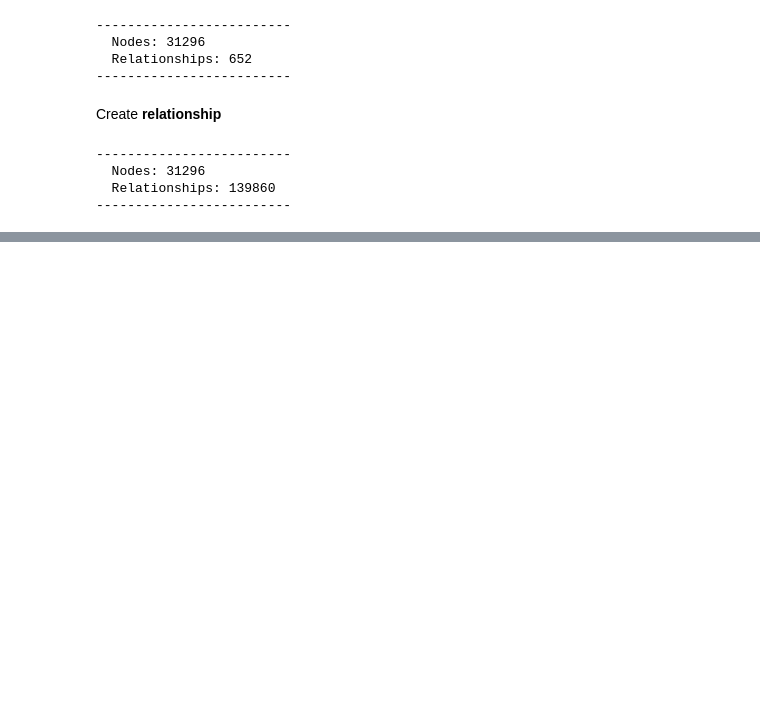
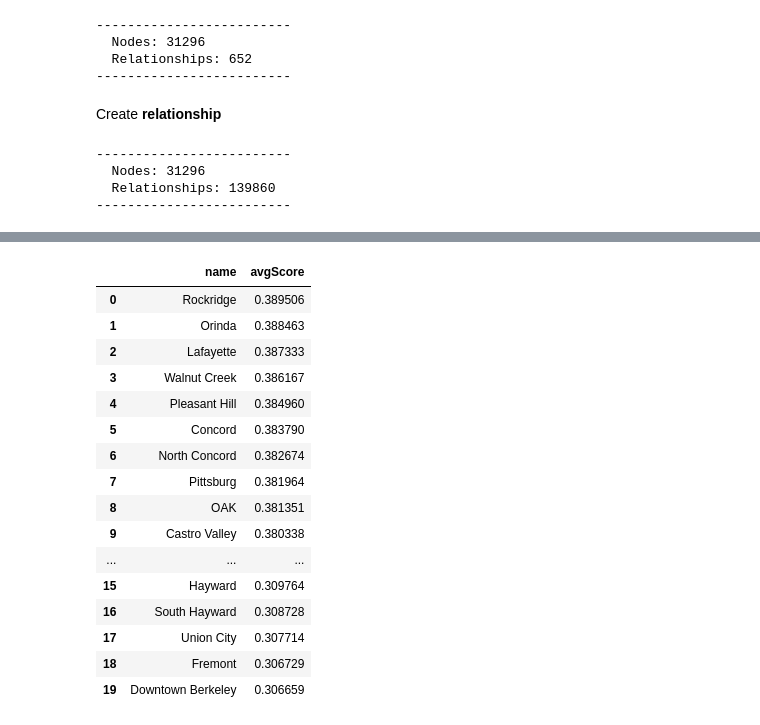
Before and after one commit to mids-w205/project-3-vinhqbui, a Jupyter notebook: code/Centrality.ipynb, the cells around one changed output, grey strips where cells are left out. Cells and saved outputs as stored; diff of their text form; code cells hidden in the pictures; blank space fills up the shorter version.

```diff
--- a/code/Centrality.ipynb
+++ b/code/Centrality.ipynb
@@ -261,0 +305,40 @@ my_neo4j_number_nodes_relationships()
+# %%
+def neo4j_closeness(top):
+    query = "CALL gds.graph.drop('ds_closeness_graph', false)"
+    session.run(query)
+
+    query = "CALL gds.graph.project('ds_closeness_graph', ['Station', 'Customer'], ['LINK', 'DIST'], {relationshipProperties: 'weight'})"
+    session.run(query)
+
+    query = """
+        CALL gds.closeness.stream('ds_closeness_graph')
+        YIELD nodeId, score
+        WITH gds.util.asNode(nodeId).name as originalName, score
+        WITH trim(reduce(s = '', part IN tail(split(originalName, ' ')) | s + part + ' ')) AS name, score
+        RETURN name, avg(score) AS avgScore
+        ORDER BY avgScore DESC
+    """
+
+    df = my_neo4j_run_query_pandas(query)
+
+    return df.head(top)
+# %%
+neo4j_closeness(20)
+# %% [output]
+|  | name | avgScore |
+| 0 | Rockridge | 0.389506 |
+| 1 | Orinda | 0.388463 |
+| 2 | Lafayette | 0.387333 |
+| 3 | Walnut Creek | 0.386167 |
+| 4 | Pleasant Hill | 0.384960 |
+| 5 | Concord | 0.383790 |
+| 6 | North Concord | 0.382674 |
+| 7 | Pittsburg | 0.381964 |
+| 8 | OAK | 0.381351 |
+| 9 | Castro Valley | 0.380338 |
+| ... | ... | ... |
+| 15 | Hayward | 0.309764 |
+| 16 | South Hayward | 0.308728 |
+| 17 | Union City | 0.307714 |
+| 18 | Fremont | 0.306729 |
+| 19 | Downtown Berkeley | 0.306659 |
```
Also changed, not shown: parts of 5 cells of this notebook.
